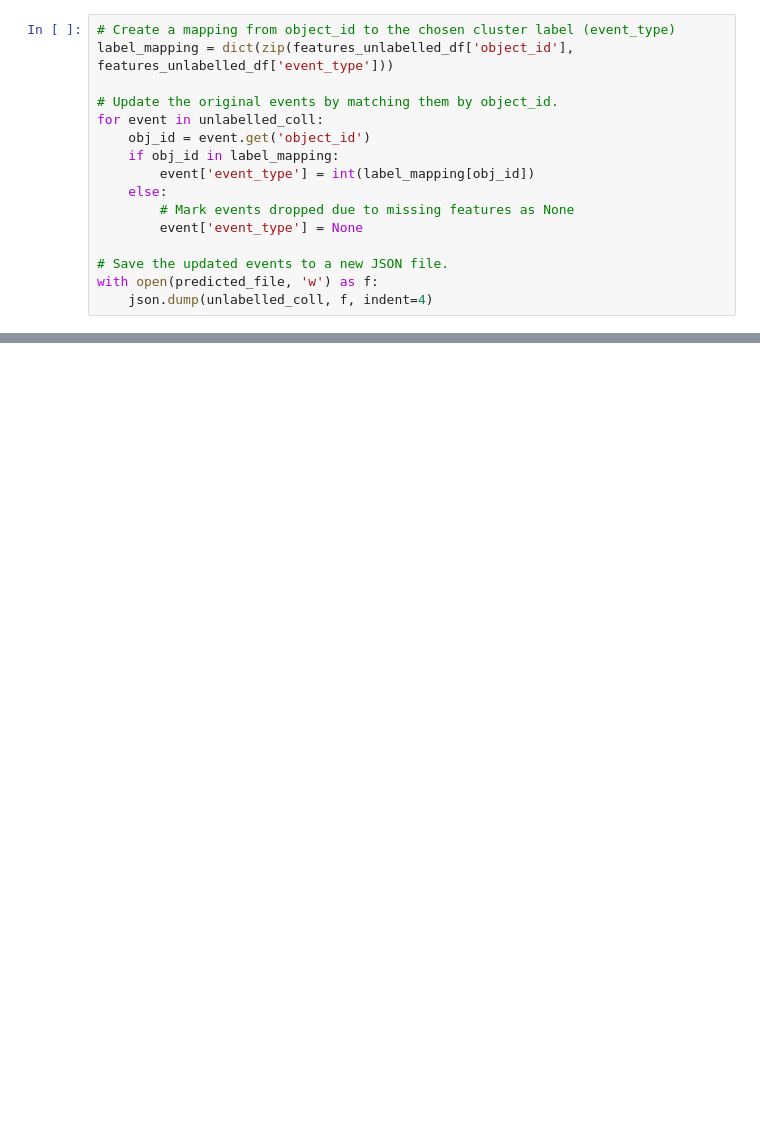
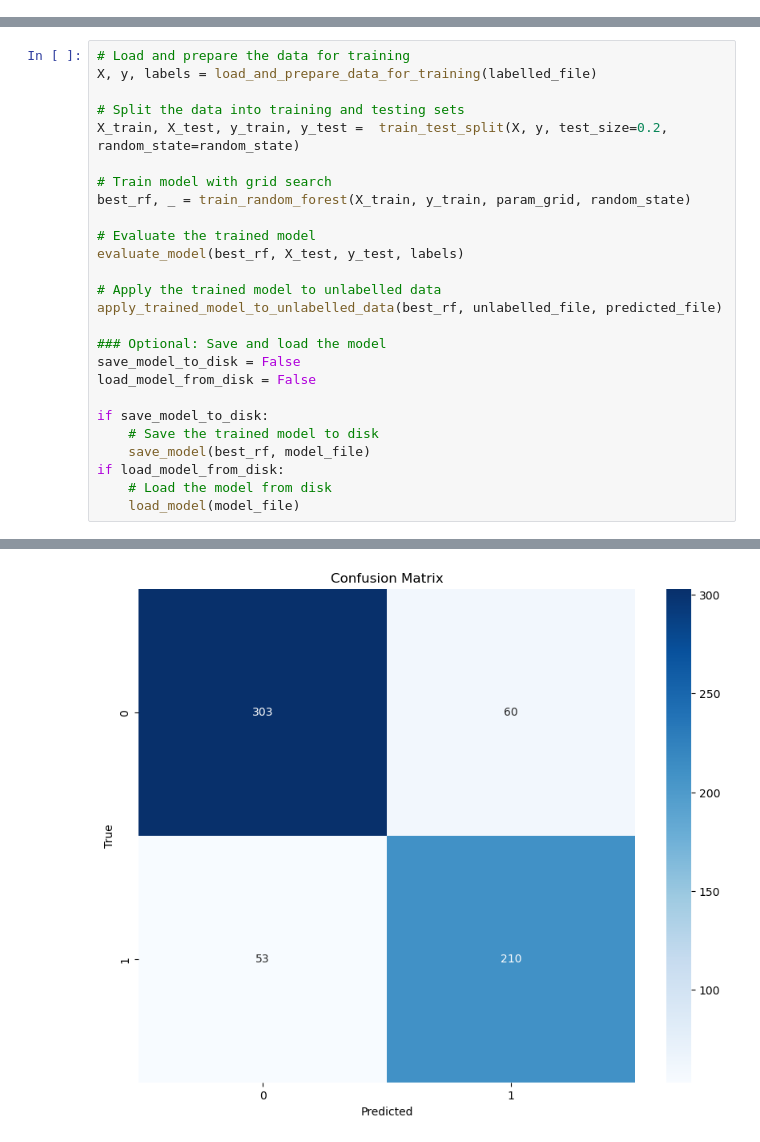
Before and after one commit to 3dgeo-heidelberg/AImon, a Jupyter notebook: demo/classification_of_change_events_using_random_forest_classifier.ipynb, the cells around one changed output, grey strips where cells are left out. Drawn from its saved outputs; the diff is of its cells as text; blank space fills up the shorter version.

```diff
--- a/demo/classification_of_change_events_using_random_forest_classifier.ipynb
+++ b/demo/classification_of_change_events_using_random_forest_classifier.ipynb
@@ -145,16 +0,0 @@ features_unlabelled_df['event_type'] = y_unlabelled_pred
-# %%
-# Create a mapping from object_id to the chosen cluster label (event_type)
-label_mapping = dict(zip(features_unlabelled_df['object_id'], features_unlabelled_df['event_type']))
-
-# Update the original events by matching them by object_id.
-for event in unlabelled_coll:
-    obj_id = event.get('object_id')
-    if obj_id in label_mapping:
-        event['event_type'] = int(label_mapping[obj_id])
-    else:
-        # Mark events dropped due to missing features as None
-        event['event_type'] = None
-
-# Save the updated events to a new JSON file.
-with open(predicted_file, 'w') as f:
-    json.dump(unlabelled_coll, f, indent=4)
@@ -160,0 +256,27 @@ with open(predicted_file, 'w') as f:
+# %%
+# Load and prepare the data for training
+X, y, labels = load_and_prepare_data_for_training(labelled_file)
+
+# Split the data into training and testing sets
+X_train, X_test, y_train, y_test =  train_test_split(X, y, test_size=0.2, random_state=random_state)
+
+# Train model with grid search
+best_rf, _ = train_random_forest(X_train, y_train, param_grid, random_state)
+
+# Evaluate the trained model
+evaluate_model(best_rf, X_test, y_test, labels)
+
+# Apply the trained model to unlabelled data
+apply_trained_model_to_unlabelled_data(best_rf, unlabelled_file, predicted_file)
+
+### Optional: Save and load the model
+save_model_to_disk = False
+load_model_from_disk = False
+
+if save_model_to_disk:
+    # Save the trained model to disk
+    save_model(best_rf, model_file)
+if load_model_from_disk:
+    # Load the model from disk
+    load_model(model_file)
+# %% [output]
@@ -160,0 +294 @@ with open(predicted_file, 'w') as f:
+[figure, added]
```
Also changed, not shown: parts of 8 cells of this notebook, 6 other files.
